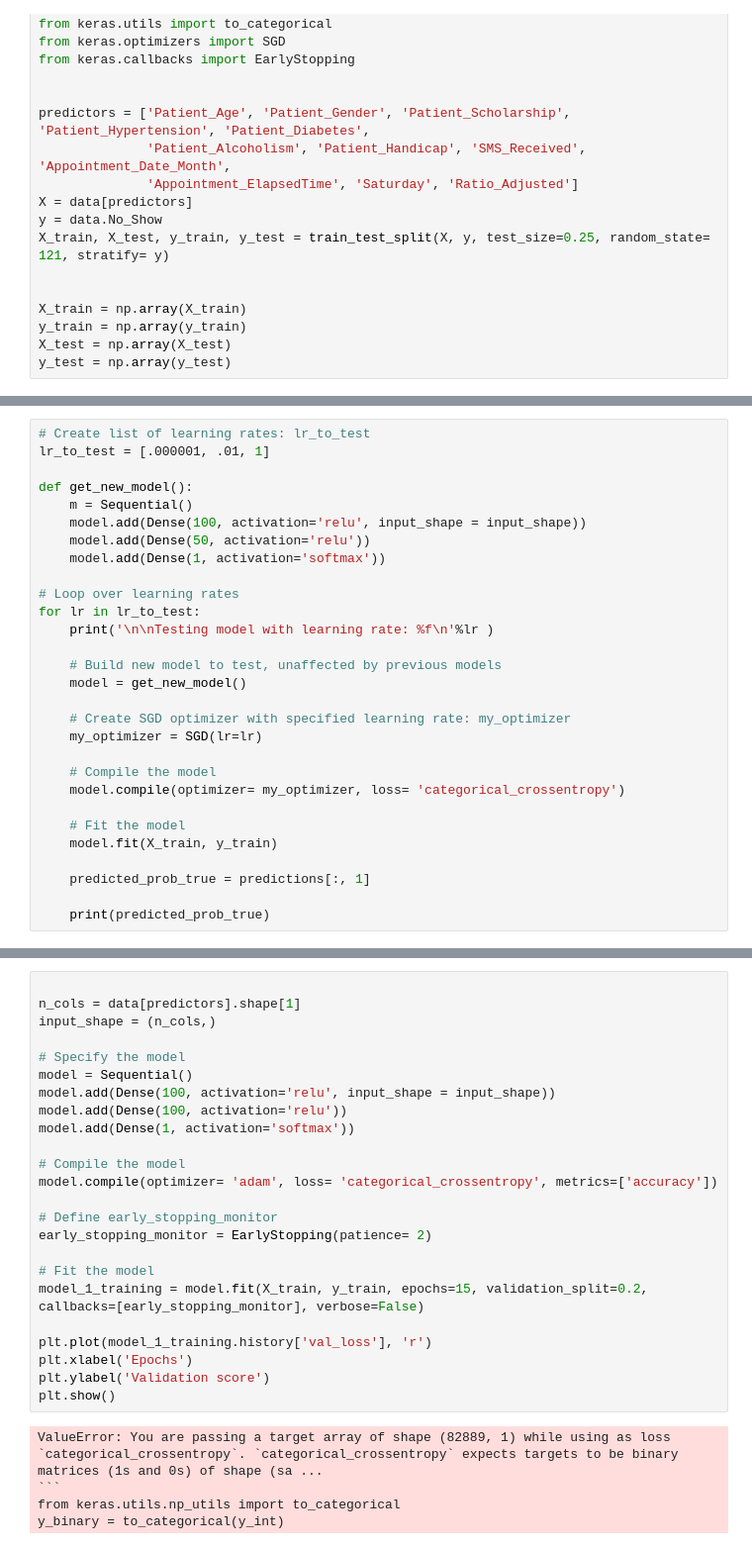
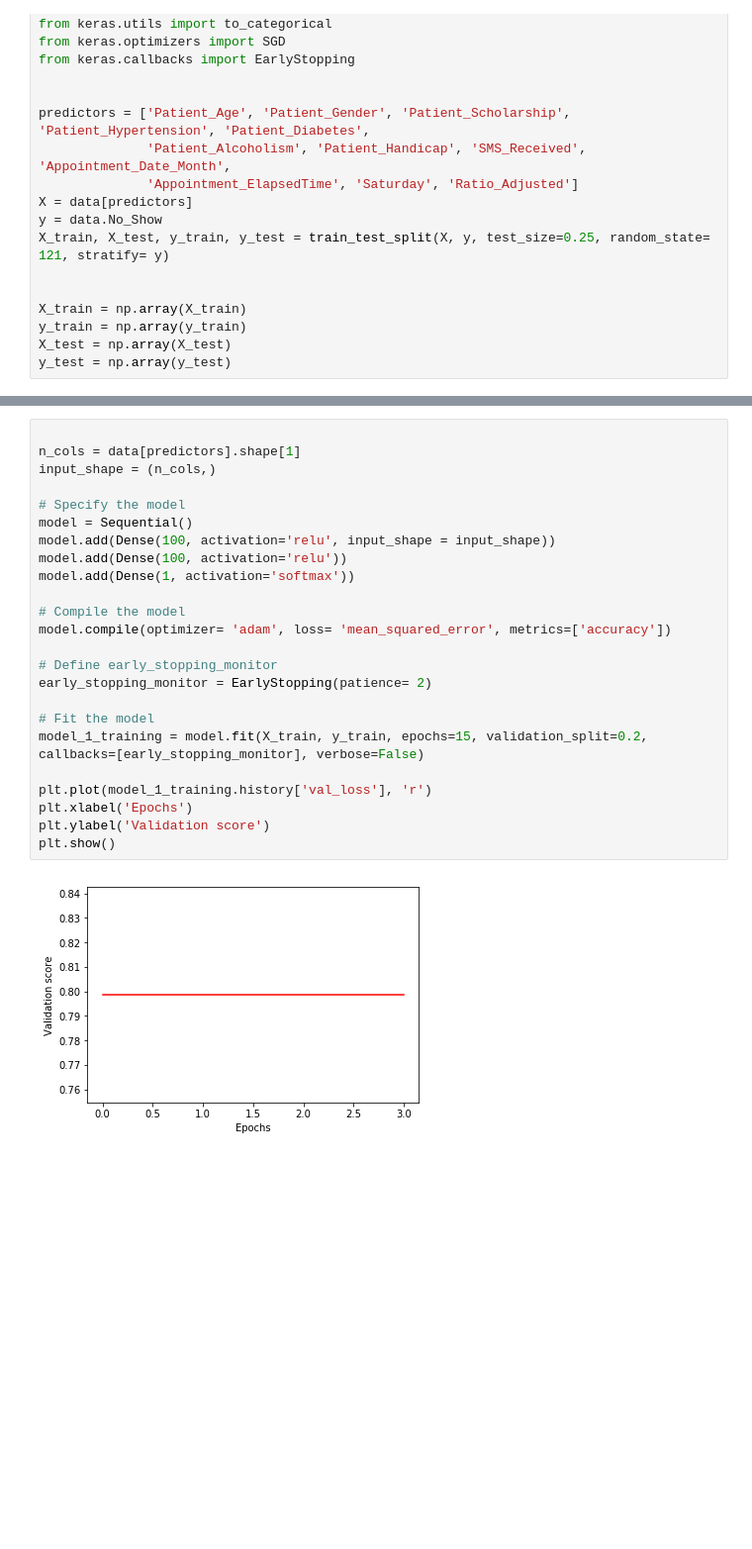
Before and after one commit to marwanmaalouf/EECE633_Project, a Jupyter notebook: EECE633_Python.ipynb, the cells around one changed output, grey strips where cells are left out. Shown: that part at 99% size. Cells and saved outputs as stored; diff of their text form; blank space fills up the shorter version.

````diff
--- a/EECE633_Python.ipynb
+++ b/EECE633_Python.ipynb
@@ -559,29 +611,0 @@ plot_confusion_matrix(conf_matrix, ['Show', 'No Show'], normalize= True)
-# %%
-# Create list of learning rates: lr_to_test
-lr_to_test = [.000001, .01, 1]
-
-def get_new_model():
-    m = Sequential()
-    model.add(Dense(100, activation='relu', input_shape = input_shape))
-    model.add(Dense(50, activation='relu'))
-    model.add(Dense(1, activation='softmax'))
-
-# Loop over learning rates
-for lr in lr_to_test:
-    print('\n\nTesting model with learning rate: %f\n'%lr )
-
-    # Build new model to test, unaffected by previous models
-    model = get_new_model()
-
-    # Create SGD optimizer with specified learning rate: my_optimizer
-    my_optimizer = SGD(lr=lr)
-
-    # Compile the model
-    model.compile(optimizer= my_optimizer, loss= 'categorical_crossentropy')
-
-    # Fit the model
-    model.fit(X_train, y_train)
-
-    predicted_prob_true = predictions[:, 1]
-
-    print(predicted_prob_true)
@@ -588,29 +635,26 @@ for lr in lr_to_test:
 # %%
 
 n_cols = data[predictors].shape[1]
 input_shape = (n_cols,)
 
 # Specify the model
 model = Sequential()
 model.add(Dense(100, activation='relu', input_shape = input_shape))
 model.add(Dense(100, activation='relu'))
 model.add(Dense(1, activation='softmax'))
 
 # Compile the model
-model.compile(optimizer= 'adam', loss= 'categorical_crossentropy', metrics=['accuracy'])
+model.compile(optimizer= 'adam', loss= 'mean_squared_error', metrics=['accuracy'])
 
 # Define early_stopping_monitor
 early_stopping_monitor = EarlyStopping(patience= 2)
 
 # Fit the model
 model_1_training = model.fit(X_train, y_train, epochs=15, validation_split=0.2, callbacks=[early_stopping_monitor], verbose=False)
 
 plt.plot(model_1_training.history['val_loss'], 'r')
 plt.xlabel('Epochs')
 plt.ylabel('Validation score')
 plt.show()
 # %% [output]
-ValueError: You are passing a target array of shape (82889, 1) while using as loss `categorical_crossentropy`. `categorical_crossentropy` expects targets to be binary matrices (1s and 0s) of shape (sa ...
-```
-from keras.utils.np_utils import to_categorical
-y_binary = to_categorical(y_int)
+[figure, added]
````
Also changed, not shown: parts of 25 cells of this notebook.
